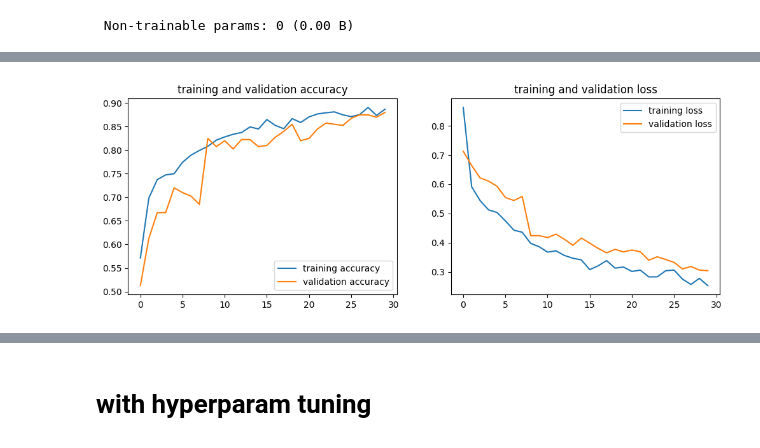
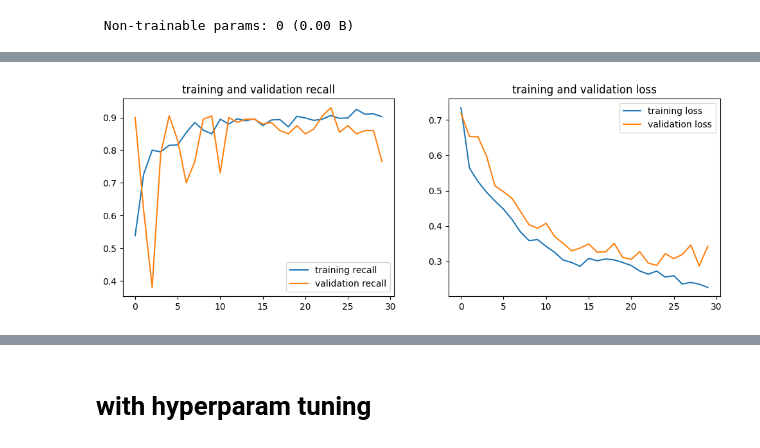
Before and after one commit to romeodetimmerman/covid-xray, a Jupyter notebook: src/baseline.ipynb, the cells around one changed output, grey strips where cells are left out. Saved outputs shown, nothing was run; the diff lists cells and outputs as text; code cells hidden in the pictures.

```diff
--- a/src/baseline.ipynb
+++ b/src/baseline.ipynb
@@ -161,27 +161,27 @@ Epoch 30/30
 # %%
 # plot training history
-acc = history.history["accuracy"]
-val_acc = history.history["val_accuracy"]
+recall = history.history["recall"]
+val_recall = history.history["val_recall"]
 loss = history.history["loss"]
 val_loss = history.history["val_loss"]
 
 epochs_range = range(EPOCHS)
 
 plt.figure(figsize=(12, 4))
 plt.subplot(1, 2, 1)
-plt.plot(epochs_range, acc, label="training accuracy")
-plt.plot(epochs_range, val_acc, label="validation accuracy")
+plt.plot(epochs_range, recall, label="training recall")
+plt.plot(epochs_range, val_recall, label="validation recall")
 plt.legend(loc="lower right")
-plt.title("training and validation accuracy")
+plt.title("training and validation recall")
 
 plt.subplot(1, 2, 2)
 plt.plot(epochs_range, loss, label="training loss")
 plt.plot(epochs_range, val_loss, label="validation loss")
 plt.legend(loc="upper right")
 plt.title("training and validation loss")
 plt.show()
 # %% [output]
-[figure, old version]
+[figure, new version]
 # %%
 # evaluate the model on the validation set after training
 print("\nevaluating model on validation data after training")
```
Also changed, not shown: parts of 13 cells of this notebook, 1 other file.
